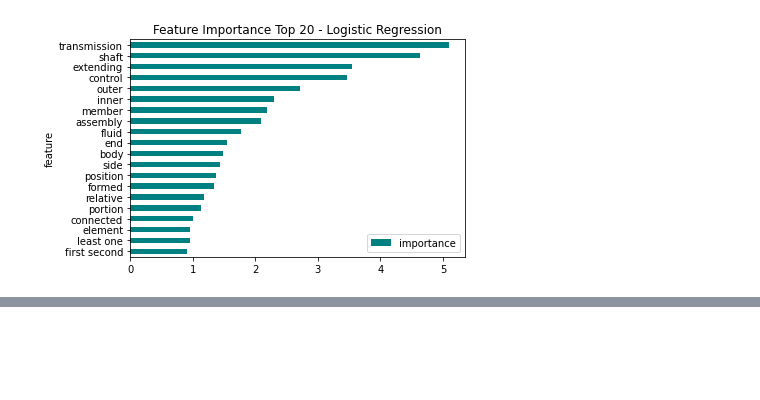
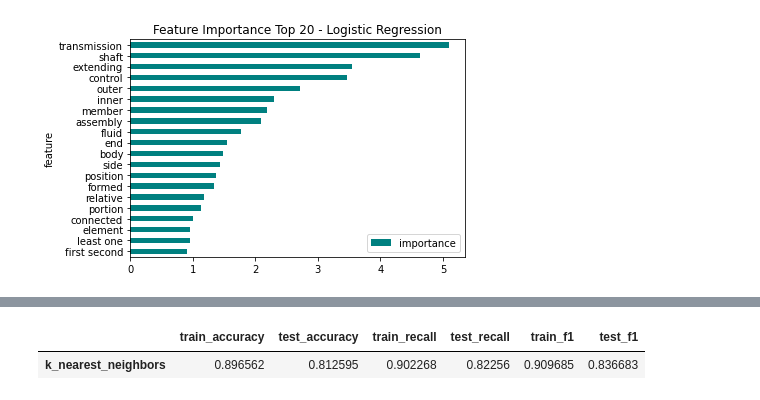
Before and after one commit to cmfritz/NLP-Patent-Classification, a Jupyter notebook: analysis.ipynb, the cells around one changed output, grey strips where cells are left out. Cells and saved outputs as stored; diff of their text form; code cells hidden in the pictures; blank space fills up the shorter version.

```diff
--- a/analysis.ipynb
+++ b/analysis.ipynb
@@ -250,0 +260,5 @@ model_scores(dt,
+# %%
+knn_scores
+# %% [output]
+|  | train_accuracy | test_accuracy | train_recall | test_recall | train_f1 | test_f1 |
+| k_nearest_neighbors | 0.896562 | 0.812595 | 0.902268 | 0.82256 | 0.909685 | 0.836683 |
```
Also changed, not shown: parts of 7 cells of this notebook.
